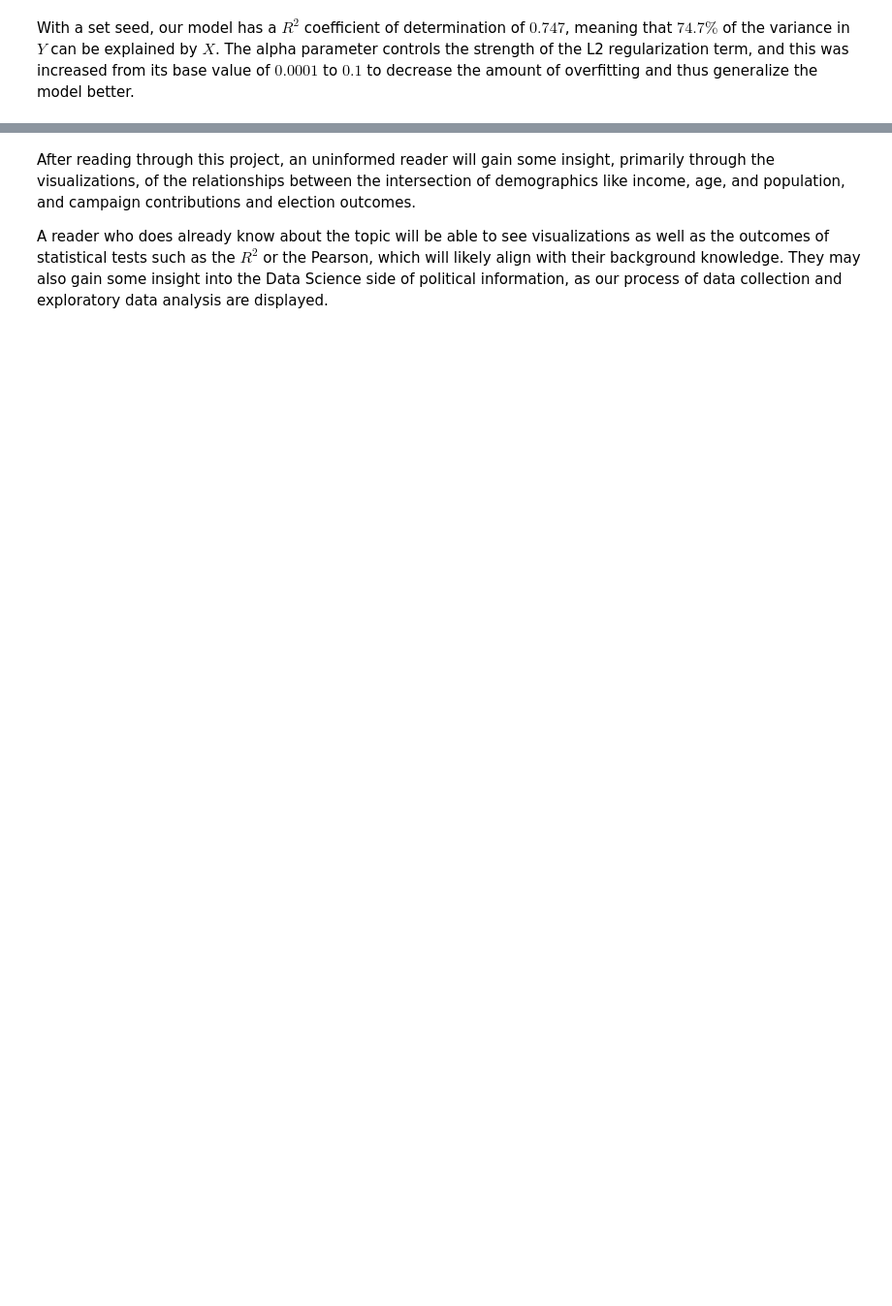
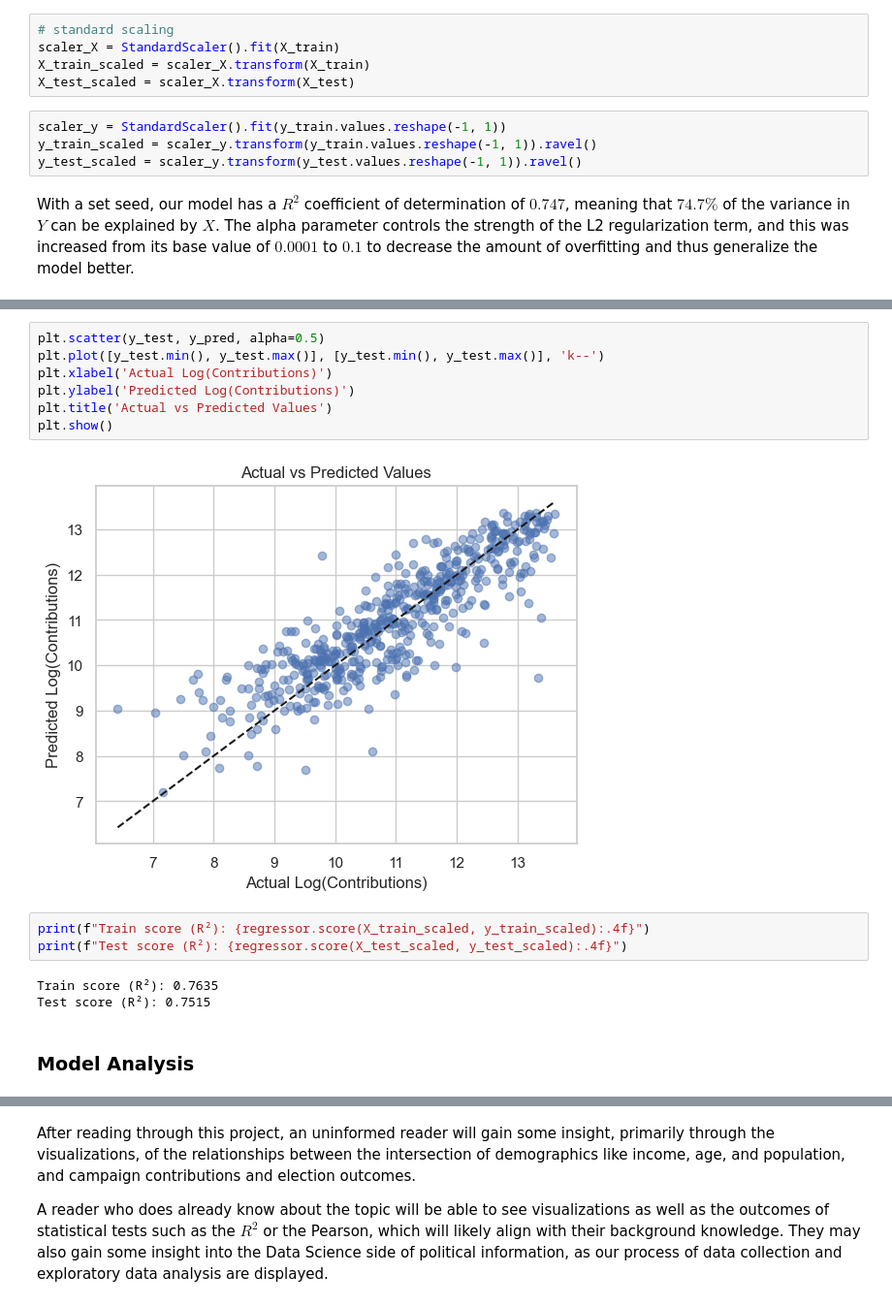
Before and after one commit to 9t8/cmsc320_project, a Jupyter notebook: final.ipynb, the cells around one changed output, grey strips where cells are left out. Shown at 97% size. Saved outputs shown, nothing was run; the diff lists cells and outputs as text; blank space fills up the shorter version.

```diff
--- a/final.ipynb
+++ b/final.ipynb
@@ -708,2 +737,11 @@ X_test_scaled = scaler.transform(X_test)
+# %%
+# standard scaling
+scaler_X = StandardScaler().fit(X_train)
+X_train_scaled = scaler_X.transform(X_train)
+X_test_scaled = scaler_X.transform(X_test)
+# %%
+scaler_y = StandardScaler().fit(y_train.values.reshape(-1, 1))
+y_train_scaled = scaler_y.transform(y_train.values.reshape(-1, 1)).ravel()
+y_test_scaled = scaler_y.transform(y_test.values.reshape(-1, 1)).ravel()
 # %% [markdown]
 With a set seed, our model has a $R^2$ coefficient of determination of $0.747$, meaning that $74.7\%$ of the variance in $Y$ can be explained by $X$. The alpha parameter controls the strength of the L2 regularization term, and this was increased from its base value of $0.0001$ to $0.1$ to decrease the amount of overfitting and thus generalize the model better.
@@ -718,0 +774,17 @@ R² Score: 0.7460
+# %%
+plt.scatter(y_test, y_pred, alpha=0.5)
+plt.plot([y_test.min(), y_test.max()], [y_test.min(), y_test.max()], 'k--')
+plt.xlabel('Actual Log(Contributions)')
+plt.ylabel('Predicted Log(Contributions)')
+plt.title('Actual vs Predicted Values')
+plt.show()
+# %% [output]
+[figure, added]
+# %%
+print(f"Train score (R²): {regressor.score(X_train_scaled, y_train_scaled):.4f}")
+print(f"Test score (R²): {regressor.score(X_test_scaled, y_test_scaled):.4f}")
+# %% [output]
+Train score (R²): 0.7635
+Test score (R²): 0.7515
+# %% [markdown]
+### Model Analysis
```
Also changed, not shown: parts of 14 cells of this notebook, 1 other file.
